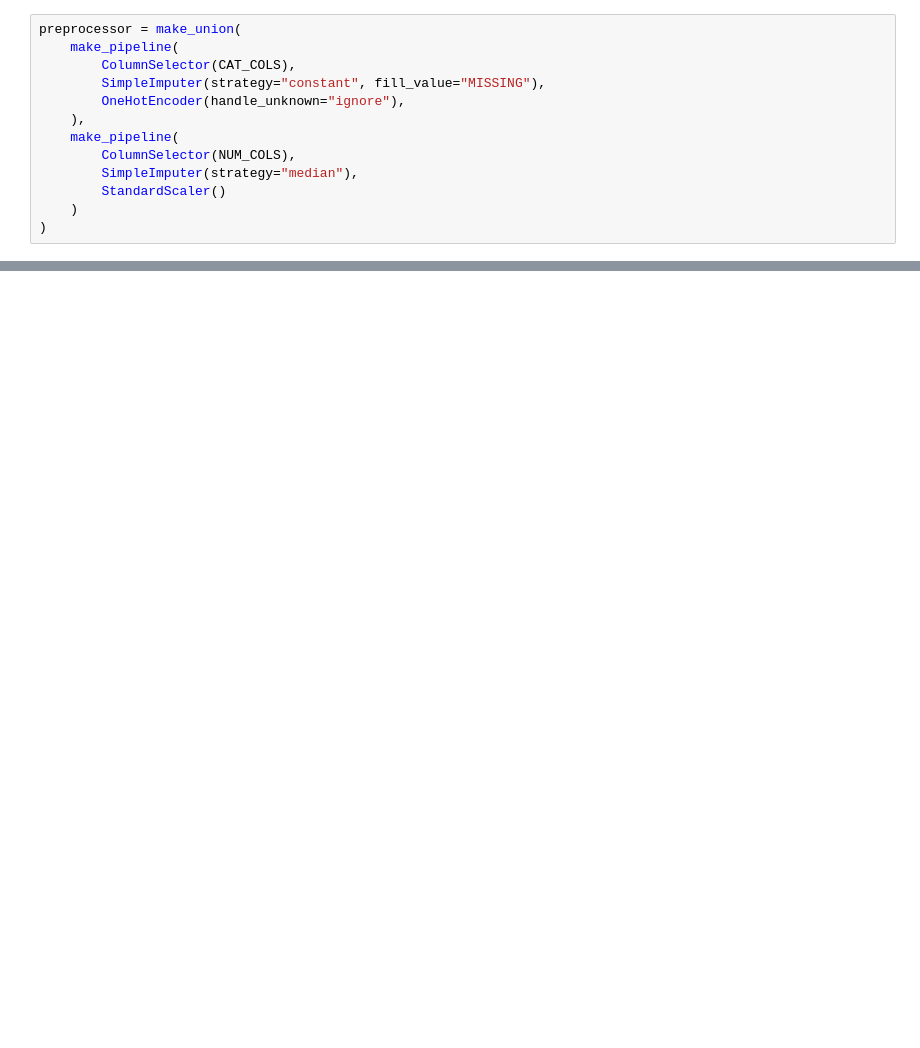
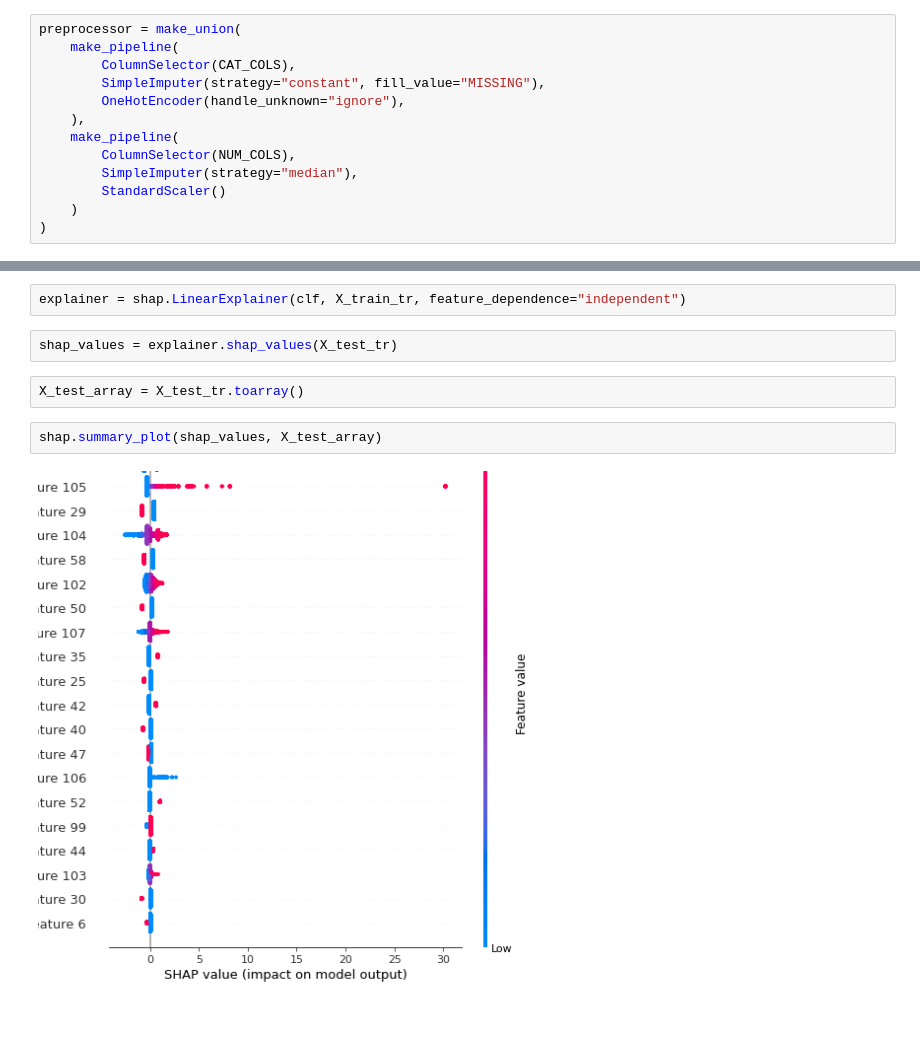
Before and after one commit to davideanastasia/data-science-e2e, a Jupyter notebook: notebooks/01__baseline.ipynb, the cells around one changed output, grey strips where cells are left out. Drawn from its saved outputs; the diff is of its cells as text; blank space fills up the shorter version.

```diff
--- a/notebooks/01__baseline.ipynb
+++ b/notebooks/01__baseline.ipynb
@@ -128,0 +98,10 @@ precision: 0.73027; recall: 0.60546; fscore: 0.66204
+# %%
+explainer = shap.LinearExplainer(clf, X_train_tr, feature_dependence="independent")
+# %%
+shap_values = explainer.shap_values(X_test_tr)
+# %%
+X_test_array = X_test_tr.toarray()
+# %%
+shap.summary_plot(shap_values, X_test_array)
+# %% [output]
+[figure, added]
```
Also changed, not shown: parts of 14 cells of this notebook, 11 other files.
